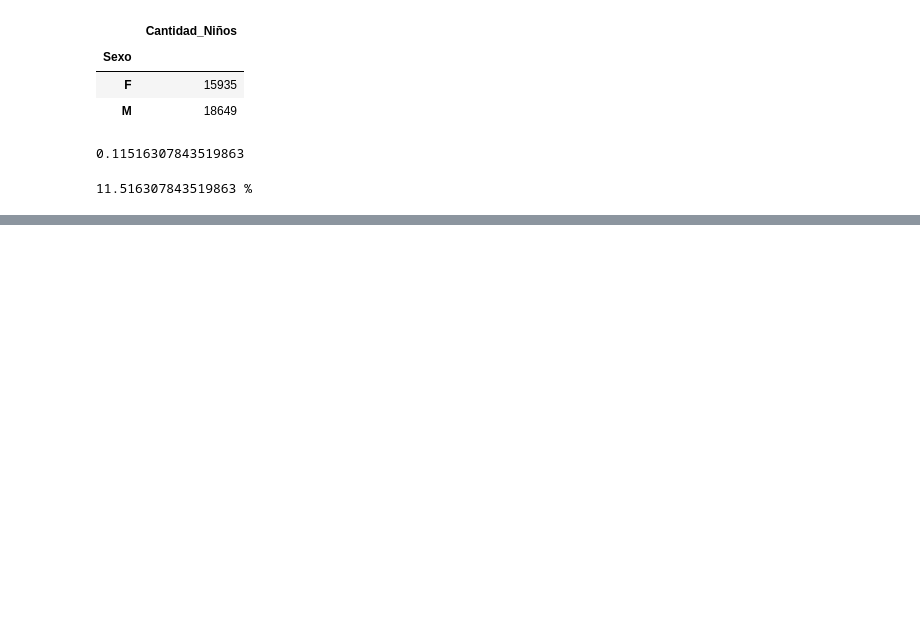
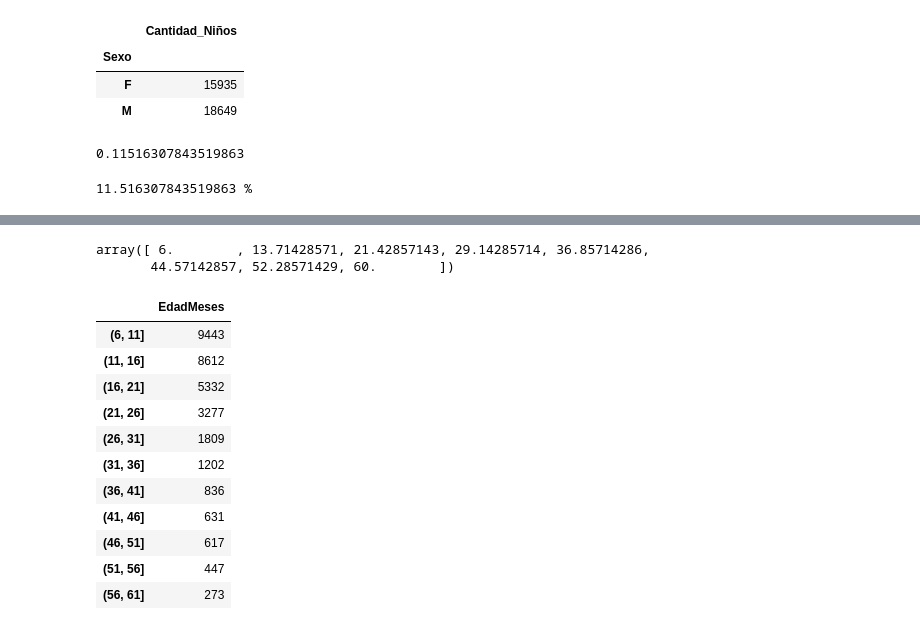
Before and after one commit to ErikssonLlamocca/ProyecBootcampPy, a Jupyter notebook: Proyec1/dataAnemia.ipynb, the cells around one changed output, grey strips where cells are left out. Drawn from its saved outputs; the diff is of its cells as text; code cells hidden in the pictures; blank space fills up the shorter version.

```diff
--- a/Proyec1/dataAnemia.ipynb
+++ b/Proyec1/dataAnemia.ipynb
@@ -270,0 +300,6 @@ print(numero_niñas/niños_totales*100, "%") ## La probabilidad expresada en por
+# %%
+counts, bins = np.histogram(ninos_con_Anemia['EdadMeses'].dropna().values, bins=7)
+bins
+# %% [output]
+array([ 6.        , 13.71428571, 21.42857143, 29.14285714, 36.85714286,
+       44.57142857, 52.28571429, 60.        ])
@@ -270,0 +311,16 @@ print(numero_niñas/niños_totales*100, "%") ## La probabilidad expresada en por
+# %%
+RangoEdad1= pd.DataFrame(edad_bins_count1)
+RangoEdad1
+# %% [output]
+|  | EdadMeses |
+| (6, 11] | 9443 |
+| (11, 16] | 8612 |
+| (16, 21] | 5332 |
+| (21, 26] | 3277 |
+| (26, 31] | 1809 |
+| (31, 36] | 1202 |
+| (36, 41] | 836 |
+| (41, 46] | 631 |
+| (46, 51] | 617 |
+| (51, 56] | 447 |
+| (56, 61] | 273 |
```
Also changed, not shown: parts of 12 cells of this notebook.
